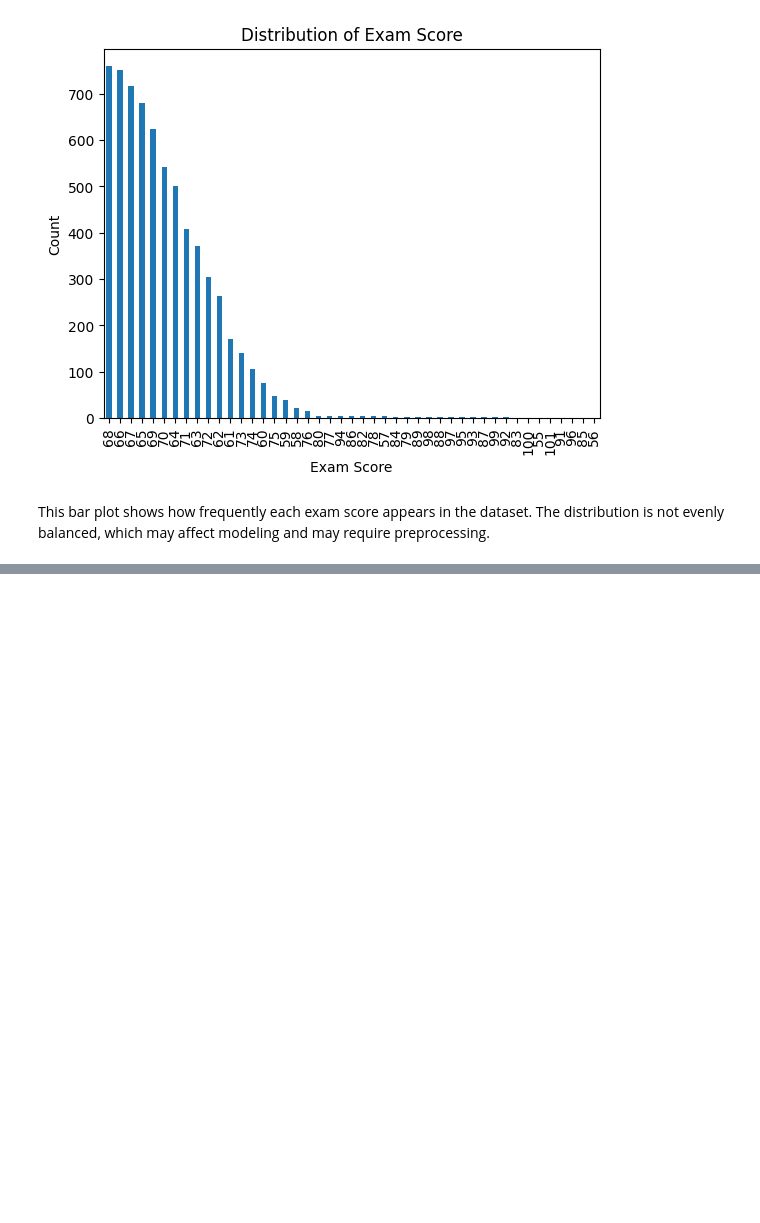
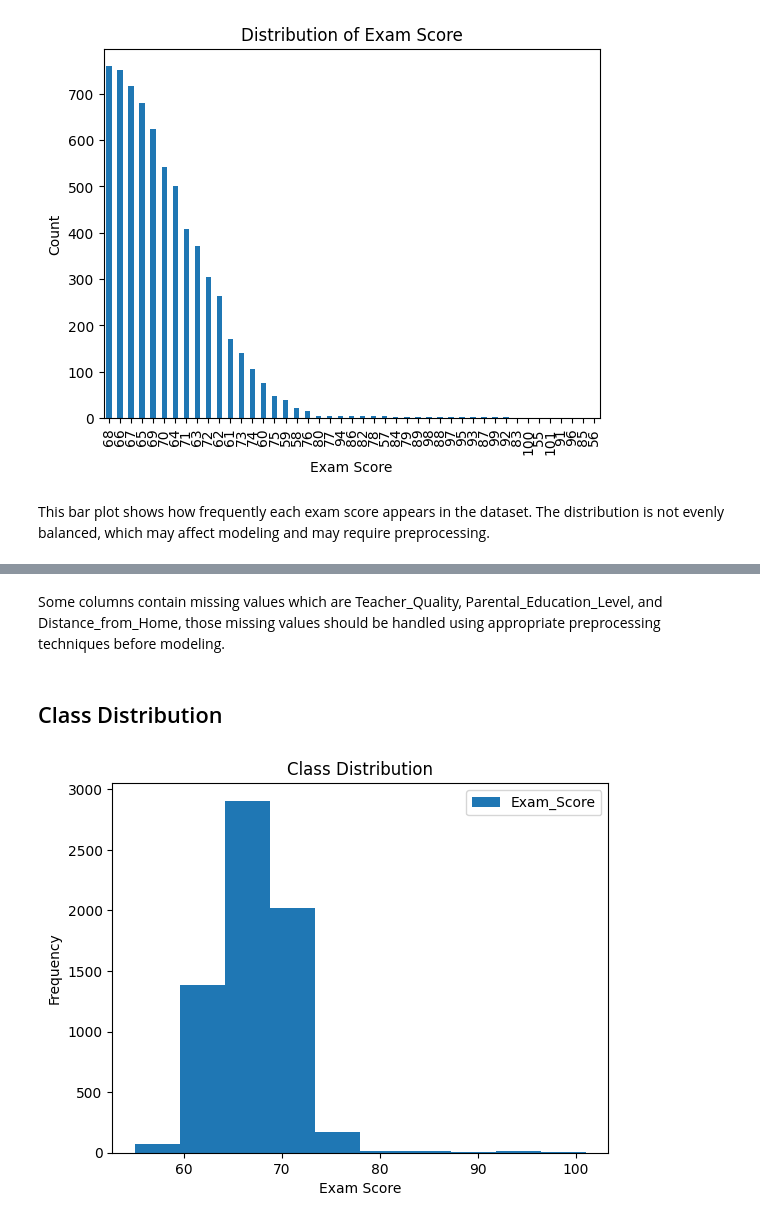
Before and after one commit to leeno-ob/IT326-project, a Jupyter notebook: phase2.ipynb, the cells around one changed output, grey strips where cells are left out. Saved outputs shown, nothing was run; the diff lists cells and outputs as text; code cells hidden in the pictures; blank space fills up the shorter version.

```diff
--- a/phase2.ipynb
+++ b/phase2.ipynb
@@ -183,0 +207,12 @@ The distribution is not evenly balanced, which may affect modeling and may requi
+# %% [markdown]
+Some columns contain missing values which are Teacher_Quality, Parental_Education_Level, and Distance_from_Home, those missing values should be handled using appropriate preprocessing techniques before modeling.
+# %% [markdown]
+## Class Distribution
+# %%
+df.plot.hist(column='Exam_Score', bins=10)
+plt.title("Class Distribution")
+plt.xlabel("Exam Score")
+plt.ylabel("Frequency")
+plt.show()
+# %% [output]
+[figure, added]
```
Also changed, not shown: parts of 2 cells of this notebook.
